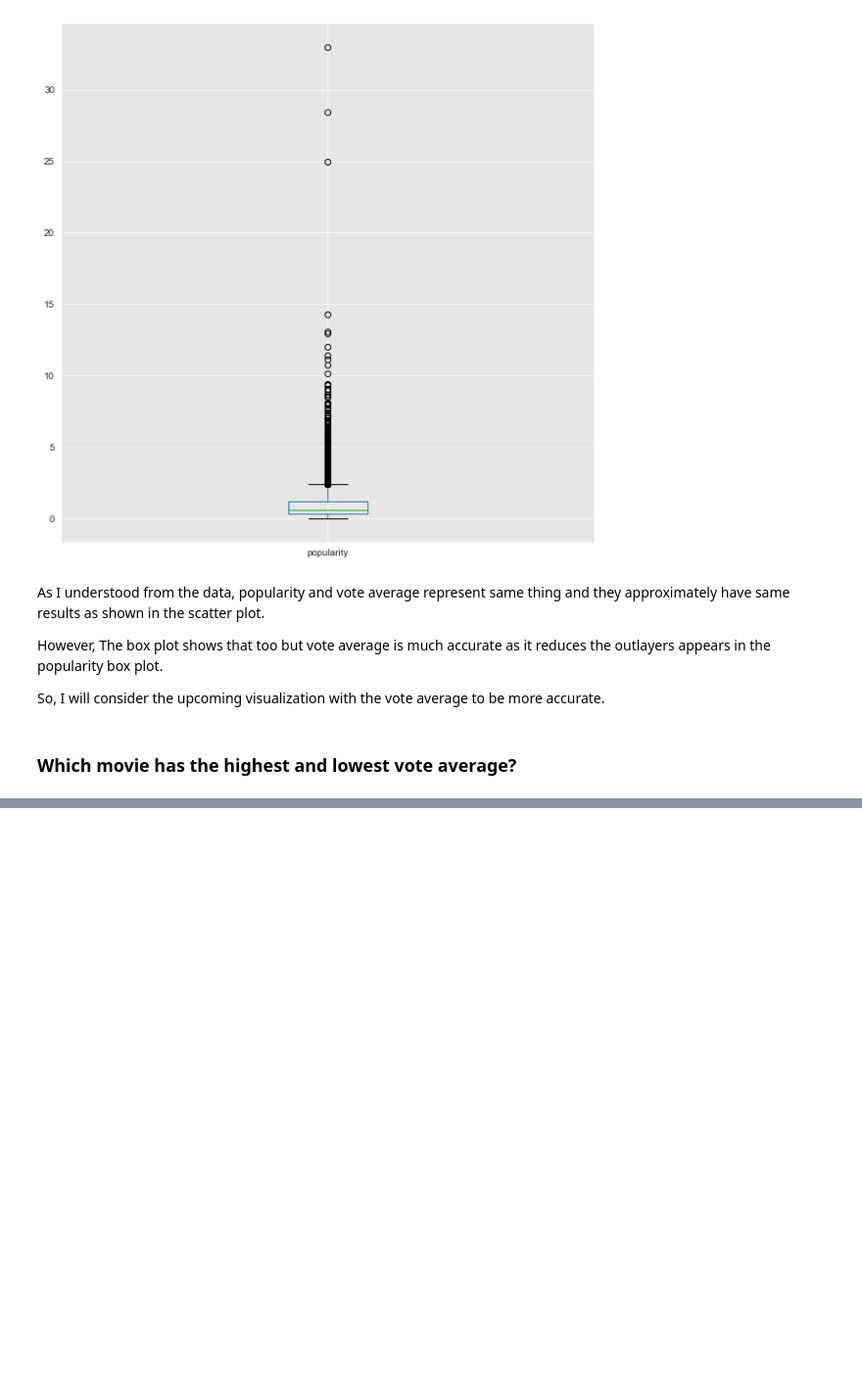
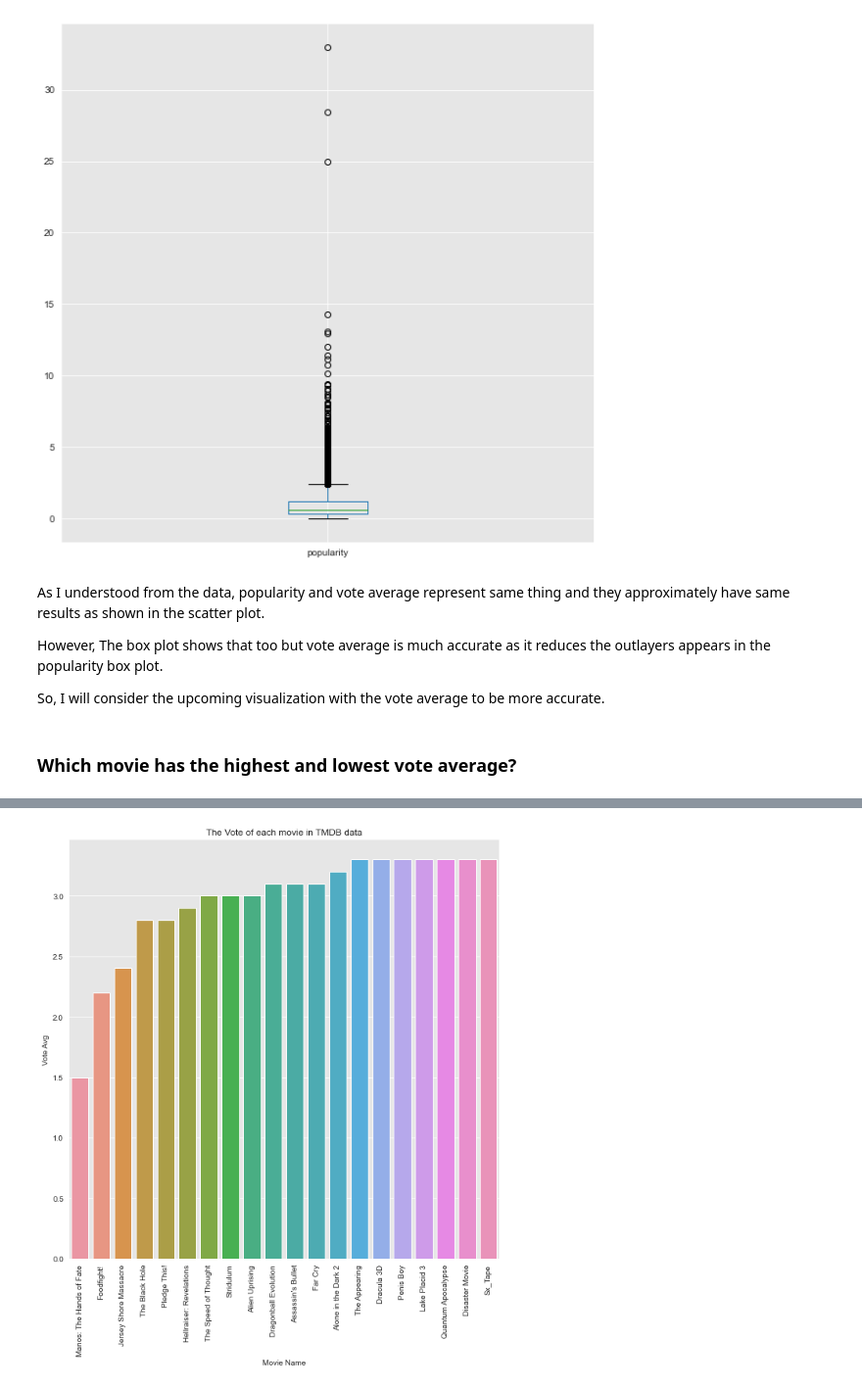
Before and after one commit to hagerElsehaimy/TMDb, a Jupyter notebook: TMDb.ipynb, the cells around one changed output, grey strips where cells are left out. Shown at 98% size. Drawn from its saved outputs; the diff is of its cells as text; code cells hidden in the pictures; blank space fills up the shorter version.

```diff
--- a/TMDb.ipynb
+++ b/TMDb.ipynb
@@ -447,0 +443,4 @@ movie_vote_average(movies_df)
+# %%
+movie_one_variable_visualization(movies_df,'original_title','vote_average','Movie Name','Vote Avg','The Vote of each movie in TMDB data')
+# %% [output]
+[figure, added]
```
Also changed, not shown: parts of 8 cells of this notebook.
